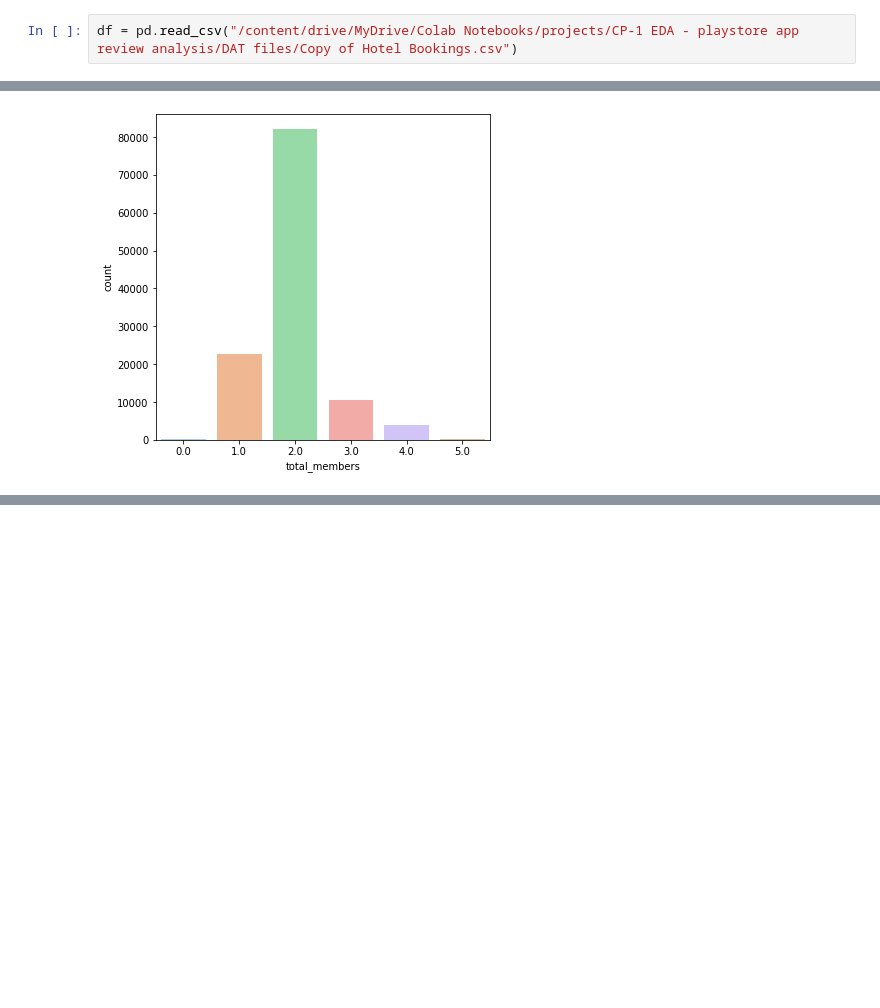
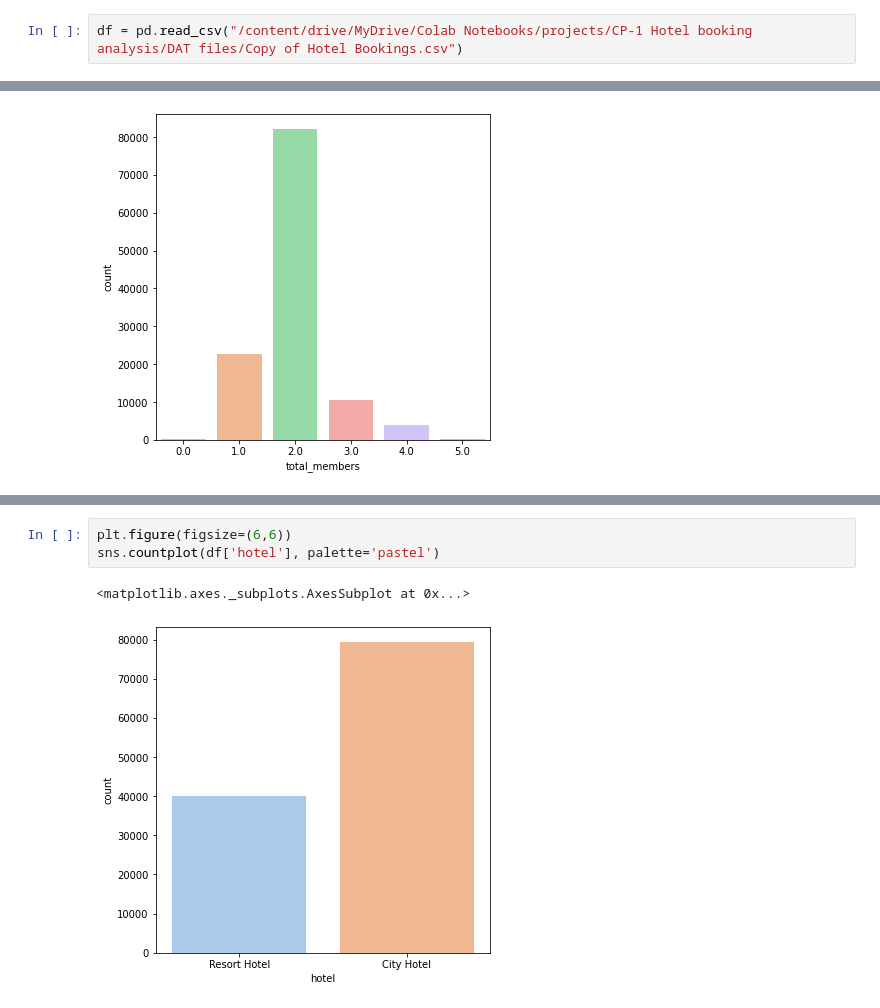
Before and after one commit to arifuddinatif/hotel-booking-analysis, a Jupyter notebook: Hotel_booking_analysis.ipynb, the cells around one changed output, grey strips where cells are left out. Drawn from its saved outputs; the diff is of its cells as text; blank space fills up the shorter version.

```diff
--- a/Hotel_booking_analysis.ipynb
+++ b/Hotel_booking_analysis.ipynb
@@ -22,5 +22,5 @@ Drive already mounted at /content/drive; to attempt to forcibly remount, call dr
 # %%
-df = pd.read_csv("/content/drive/MyDrive/Colab Notebooks/projects/CP-1 EDA - playstore app review analysis/DAT files/Copy of Hotel Bookings.csv")
+df = pd.read_csv("/content/drive/MyDrive/Colab Notebooks/projects/CP-1 Hotel booking analysis/DAT files/Copy of Hotel Bookings.csv")
 # %%
 df.head()
 # %% [output]
@@ -566,0 +584,6 @@ sns.countplot(df['total_members'], palette='pastel')
+# %%
+plt.figure(figsize=(6,6))
+sns.countplot(df['hotel'], palette='pastel')
+# %% [output]
+<matplotlib.axes._subplots.AxesSubplot at 0x...>
+[figure, added]
```
Also changed, not shown: parts of 6 cells of this notebook.
